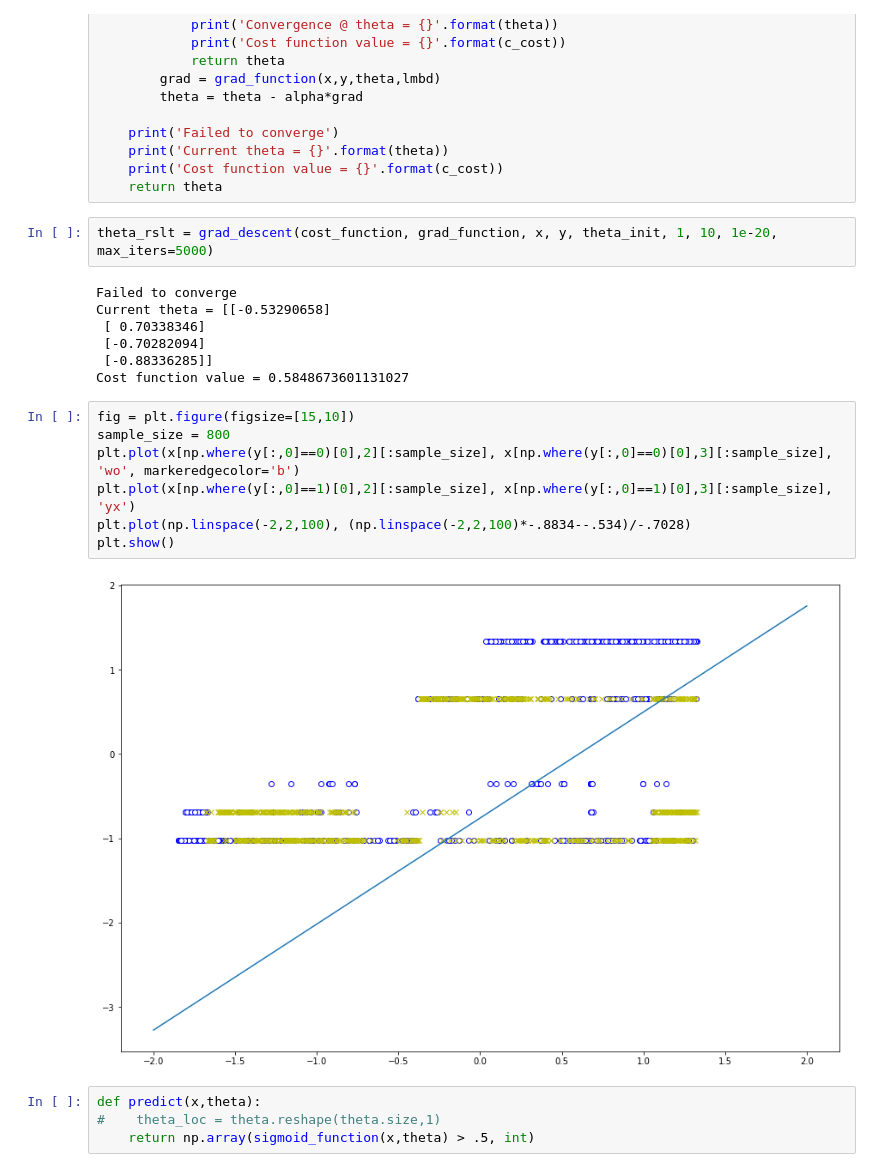
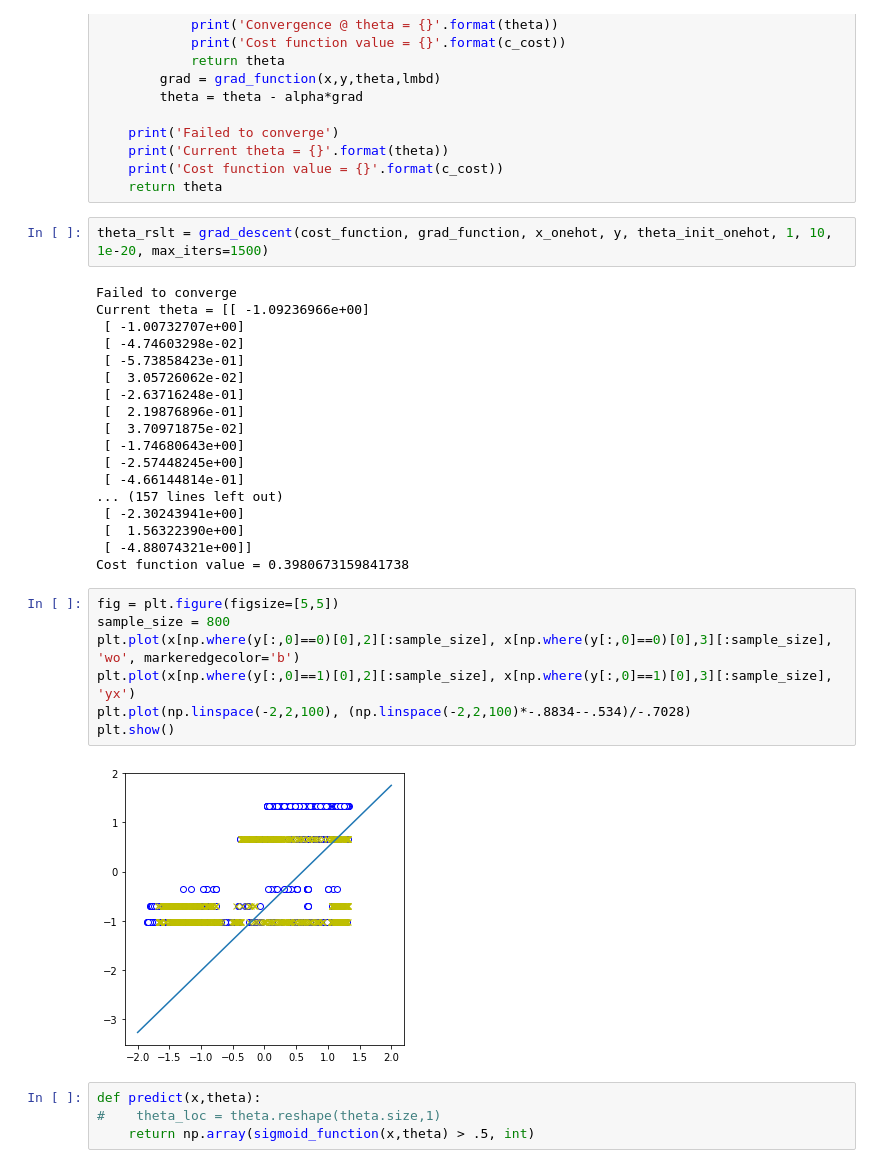
Before and after one commit to frolovconst/workshop_kaggle_0, a Jupyter notebook: solution.ipynb, the cells around one changed output. Cells and saved outputs as stored; diff of their text form.

```diff
--- a/solution.ipynb
+++ b/solution.ipynb
@@ -84,23 +111,34 @@ def grad_descent(cost_func, grad_func, x, y, theta_init, alpha, lmbd, epsilon, m
     print('Cost function value = {}'.format(c_cost))
     return theta
 # %%
-theta_rslt = grad_descent(cost_function, grad_function, x, y, theta_init, 1, 10, 1e-20, max_iters=5000)
+theta_rslt = grad_descent(cost_function, grad_function, x_onehot, y, theta_init_onehot, 1, 10, 1e-20, max_iters=1500)
 # %% [output]
 Failed to converge
-Current theta = [[-0.53290658]
- [ 0.70338346]
- [-0.70282094]
- [-0.88336285]]
-Cost function value = 0.5848673601131027
+Current theta = [[ -1.09236966e+00]
+ [ -1.00732707e+00]
+ [ -4.74603298e-02]
+ [ -5.73858423e-01]
+ [  3.05726062e-02]
+ [ -2.63716248e-01]
+ [  2.19876896e-01]
+ [  3.70971875e-02]
+ [ -1.74680643e+00]
+ [ -2.57448245e+00]
+ [ -4.66144814e-01]
+... (157 lines left out)
+ [ -2.30243941e+00]
+ [  1.56322390e+00]
+ [ -4.88074321e+00]]
+Cost function value = 0.3980673159841738
 # %%
-fig = plt.figure(figsize=[15,10])
+fig = plt.figure(figsize=[5,5])
 sample_size = 800
 plt.plot(x[np.where(y[:,0]==0)[0],2][:sample_size], x[np.where(y[:,0]==0)[0],3][:sample_size], 'wo', markeredgecolor='b')
 plt.plot(x[np.where(y[:,0]==1)[0],2][:sample_size], x[np.where(y[:,0]==1)[0],3][:sample_size], 'yx')
 plt.plot(np.linspace(-2,2,100), (np.linspace(-2,2,100)*-.8834--.534)/-.7028)
 plt.show()
 # %% [output]
-[figure, old version]
+[figure, new version]
 # %%
 def predict(x,theta):
 #    theta_loc = theta.reshape(theta.size,1)
```
Also changed, not shown: parts of 15 cells of this notebook, 3 other files.
